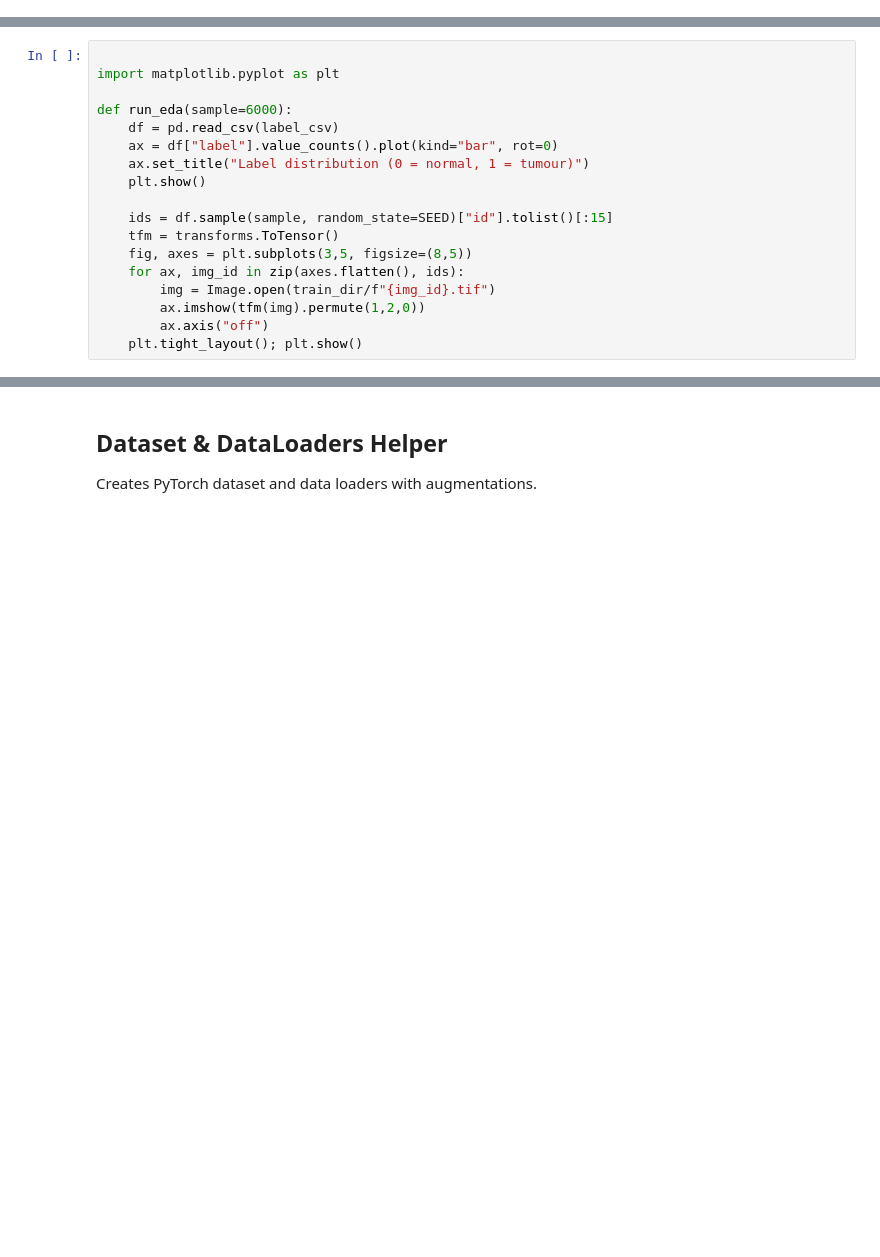
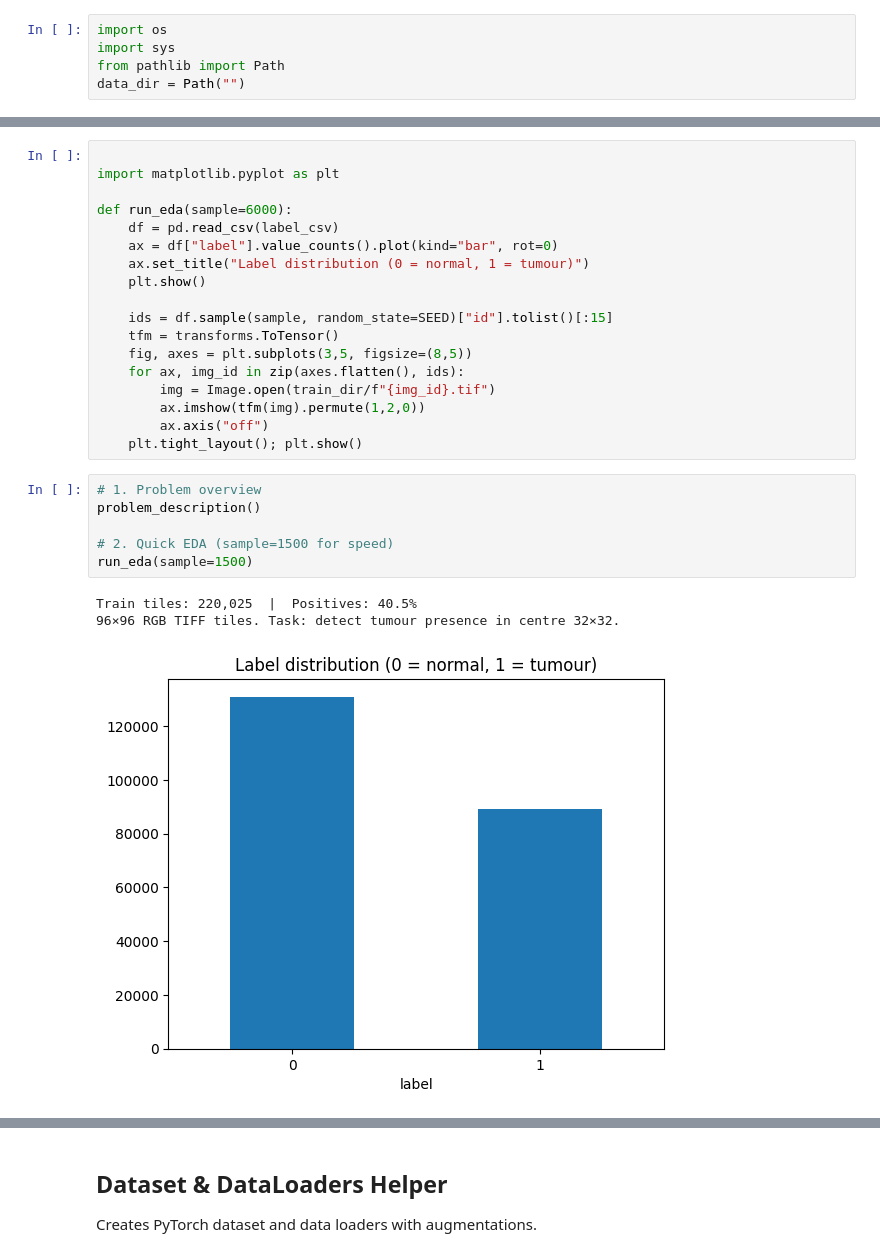
Before and after one commit to jiaruisong/histopathologic-cancer-detection, a Jupyter notebook: pcam_kaggle_project.ipynb, the cells around one changed output, grey strips where cells are left out. Saved outputs shown, nothing was run; the diff lists cells and outputs as text; blank space fills up the shorter version.

```diff
--- a/pcam_kaggle_project.ipynb
+++ b/pcam_kaggle_project.ipynb
@@ -22,3 +15,8 @@ Collecting filelock (from torch)
+# %%
+import os
+import sys
+from pathlib import Path
+data_dir = Path("")
 # %%
 
 import random, time, argparse
@@ -81,3 +99,13 @@ def run_eda(sample=6000):
         ax.imshow(tfm(img).permute(1,2,0))
         ax.axis("off")
     plt.tight_layout(); plt.show()
+# %%
+# 1. Problem overview
+problem_description()
+
+# 2. Quick EDA (sample=1500 for speed)
+run_eda(sample=1500)
+# %% [output]
+Train tiles: 220,025  |  Positives: 40.5%
+96×96 RGB TIFF tiles. Task: detect tumour presence in centre 32×32.
+[figure, added]
```
Also changed, not shown: parts of 16 cells of this notebook, 4 other files.
